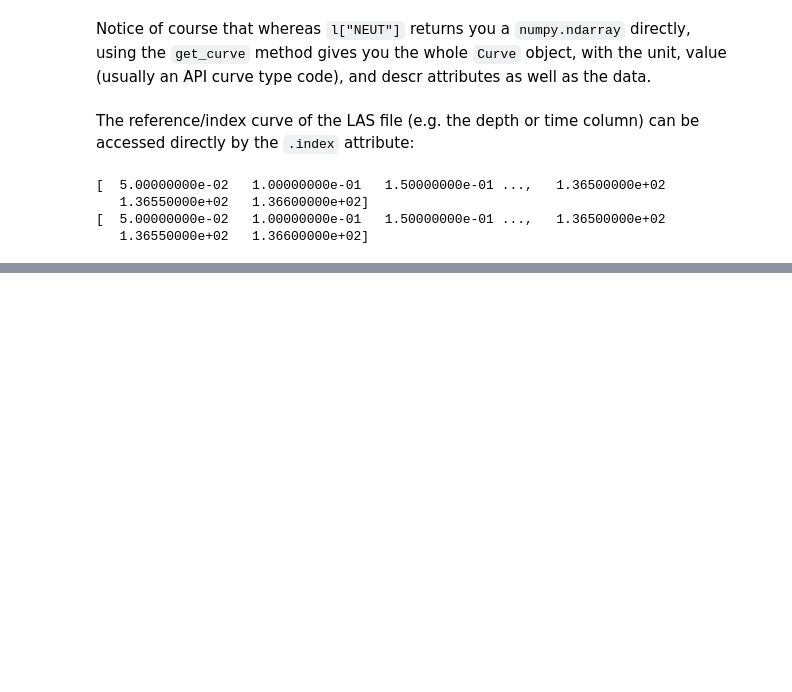
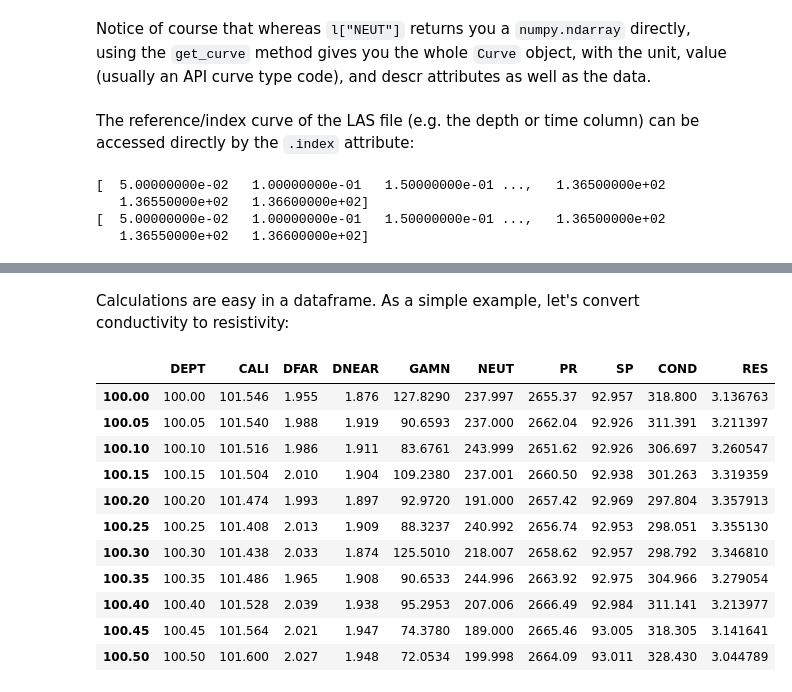
Before and after one commit to kinverarity1/lasio, a Jupyter notebook: notebooks/Detailed example of LASFile objects and attributes.ipynb, the cells around one changed output, grey strips where cells are left out. Saved outputs shown, nothing was run; the diff lists cells and outputs as text; code cells hidden in the pictures; blank space fills up the shorter version.

Commit message:
Added pandas DataFrame example

```diff
--- a/notebooks/Detailed example of LASFile objects and attributes.ipynb
+++ b/notebooks/Detailed example of LASFile objects and attributes.ipynb
@@ -244,0 +290,19 @@ for i, curve in enumerate(l.curves[1:]):
+# %% [markdown]
+Calculations are easy in a dataframe.  As a simple example, let's convert conductivity to resistivity:
+# %%
+l.df['RES'] = 1000 / l.df.COND
+# %%
+l.df[100:100.5]
+# %% [output]
+|  | DEPT | CALI | DFAR | DNEAR | GAMN | NEUT | PR | SP | COND | RES |
+| 100.00 | 100.00 | 101.546 | 1.955 | 1.876 | 127.8290 | 237.997 | 2655.37 | 92.957 | 318.800 | 3.136763 |
+| 100.05 | 100.05 | 101.540 | 1.988 | 1.919 | 90.6593 | 237.000 | 2662.04 | 92.926 | 311.391 | 3.211397 |
+| 100.10 | 100.10 | 101.516 | 1.986 | 1.911 | 83.6761 | 243.999 | 2651.62 | 92.926 | 306.697 | 3.260547 |
+| 100.15 | 100.15 | 101.504 | 2.010 | 1.904 | 109.2380 | 237.001 | 2660.50 | 92.938 | 301.263 | 3.319359 |
+| 100.20 | 100.20 | 101.474 | 1.993 | 1.897 | 92.9720 | 191.000 | 2657.42 | 92.969 | 297.804 | 3.357913 |
+| 100.25 | 100.25 | 101.408 | 2.013 | 1.909 | 88.3237 | 240.992 | 2656.74 | 92.953 | 298.051 | 3.355130 |
+| 100.30 | 100.30 | 101.438 | 2.033 | 1.874 | 125.5010 | 218.007 | 2658.62 | 92.957 | 298.792 | 3.346810 |
+| 100.35 | 100.35 | 101.486 | 1.965 | 1.908 | 90.6533 | 244.996 | 2663.92 | 92.975 | 304.966 | 3.279054 |
+| 100.40 | 100.40 | 101.528 | 2.039 | 1.938 | 95.2953 | 207.006 | 2666.49 | 92.984 | 311.141 | 3.213977 |
+| 100.45 | 100.45 | 101.564 | 2.021 | 1.947 | 74.3780 | 189.000 | 2665.46 | 93.005 | 318.305 | 3.141641 |
+| 100.50 | 100.50 | 101.600 | 2.027 | 1.948 | 72.0534 | 199.998 | 2664.09 | 93.011 | 328.430 | 3.044789 |
```
Also changed, not shown: parts of 12 cells of this notebook.
